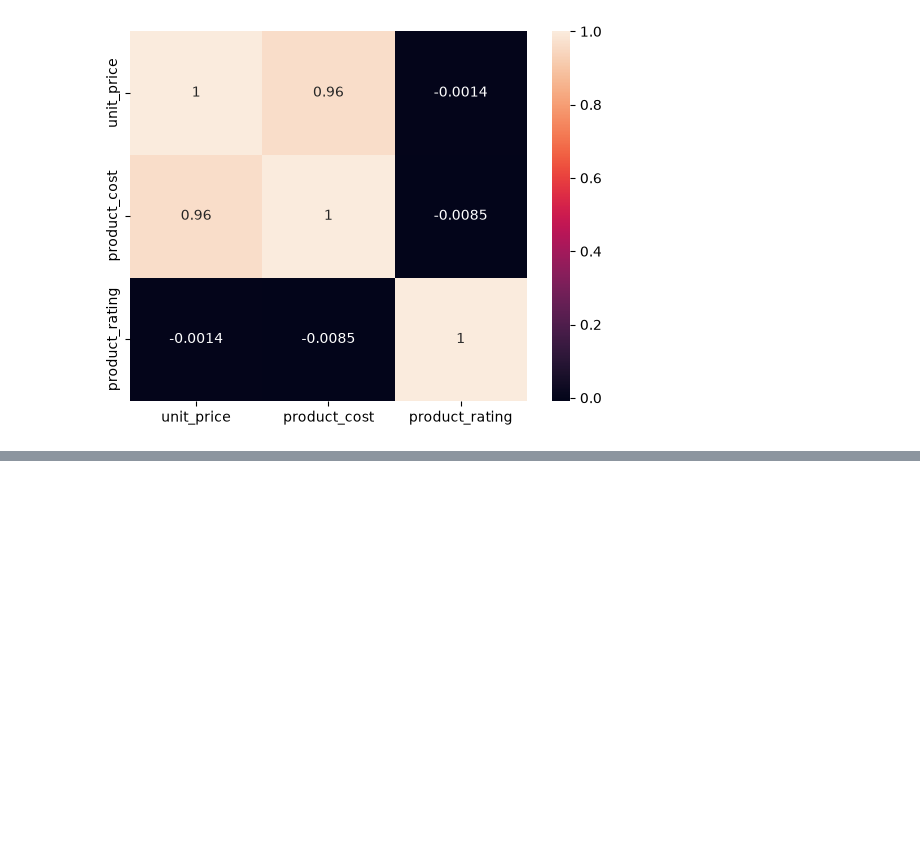
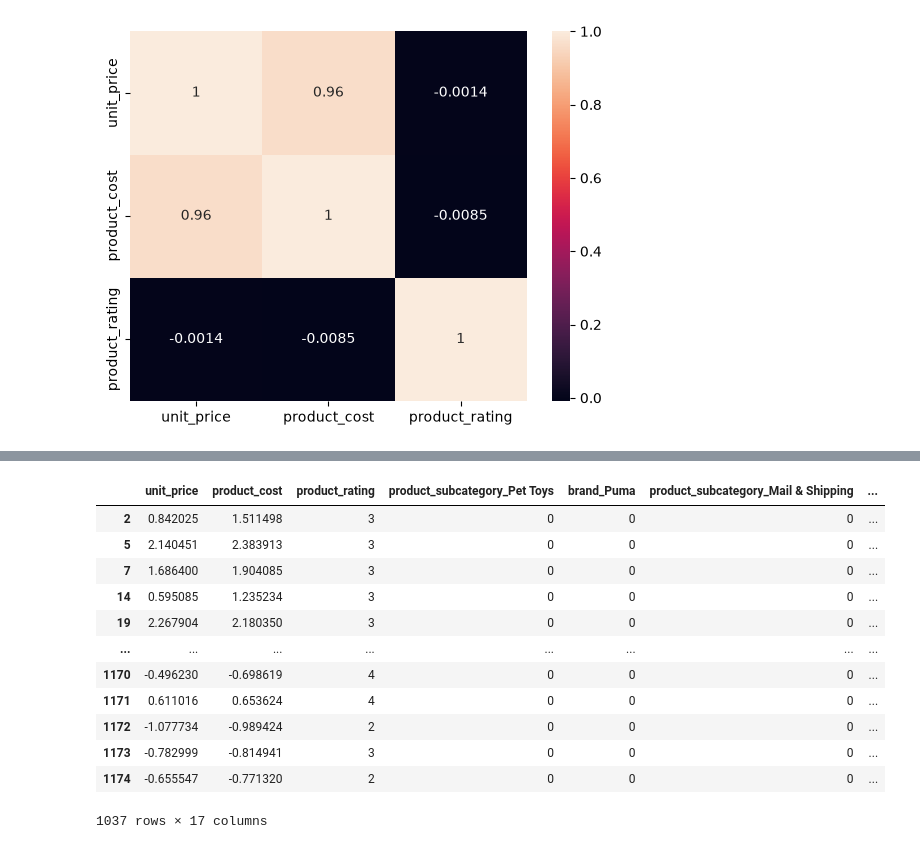
Before and after one commit to parwazsherrif/INTERN-_THIRANEX, a Jupyter notebook: III- TASK DATASCIENCE.ipynb, the cells around one changed output, grey strips where cells are left out. Saved outputs shown, nothing was run; the diff lists cells and outputs as text; code cells hidden in the pictures; blank space fills up the shorter version.

```diff
--- a/III- TASK DATASCIENCE.ipynb
+++ b/III- TASK DATASCIENCE.ipynb
@@ -211,0 +270,4 @@ chi2_df
+# %%
+df_encode=pd.get_dummies(df)
+df_up=df_encode.astype(int)
+df_up
@@ -211,0 +319,5 @@ chi2_df
+# %%
+from sklearn.preprocessing import StandardScaler
+cols=['unit_price', 'product_cost']
+scaler=StandardScaler()
+df_up[cols]=scaler.fit_transform(df_up[cols])
@@ -211,0 +371,35 @@ chi2_df
+# %%
+chi2_df[chi2_df['Decision']=='Reject Null (Keep Feature)']
+df_up=df_up.rename(columns={"brand_L'Oreal":'brandoreal'})
+df_up=df_up.rename(columns={'product_category_Toys & Games':'product_ct'})
+# %%
+final_df=df_up[['unit_price','product_cost','product_rating',
+'product_subcategory_Pet Toys',
+'brand_Puma',
+'product_subcategory_Mail & Shipping',
+'brand_McGraw-Hill',
+'product_subcategory_Frozen Foods',
+'brandoreal',
+'brand_Nerf',
+'product_subcategory_Camping',
+'product_subcategory_Air Conditioners',
+'brand_Hasbro',
+'brand_Barbie',
+'product_subcategory_Smartphones',
+'product_subcategory_Beverages',
+'product_ct']]
+final_df
+# %% [output]
+|  | unit_price | product_cost | product_rating | product_subcategory_Pet Toys | brand_Puma | product_subcategory_Mail & Shipping | ... |
+| 2 | 0.842025 | 1.511498 | 3 | 0 | 0 | 0 | ... |
+| 5 | 2.140451 | 2.383913 | 3 | 0 | 0 | 0 | ... |
+| 7 | 1.686400 | 1.904085 | 3 | 0 | 0 | 0 | ... |
+| 14 | 0.595085 | 1.235234 | 3 | 0 | 0 | 0 | ... |
+| 19 | 2.267904 | 2.180350 | 3 | 0 | 0 | 0 | ... |
+| ... | ... | ... | ... | ... | ... | ... | ... |
+| 1170 | -0.496230 | -0.698619 | 4 | 0 | 0 | 0 | ... |
+| 1171 | 0.611016 | 0.653624 | 4 | 0 | 0 | 0 | ... |
+| 1172 | -1.077734 | -0.989424 | 2 | 0 | 0 | 0 | ... |
+| 1173 | -0.782999 | -0.814941 | 3 | 0 | 0 | 0 | ... |
+| 1174 | -0.655547 | -0.771320 | 2 | 0 | 0 | 0 | ... |
+1037 rows × 17 columns
```
Also changed, not shown: parts of 9 cells of this notebook.
